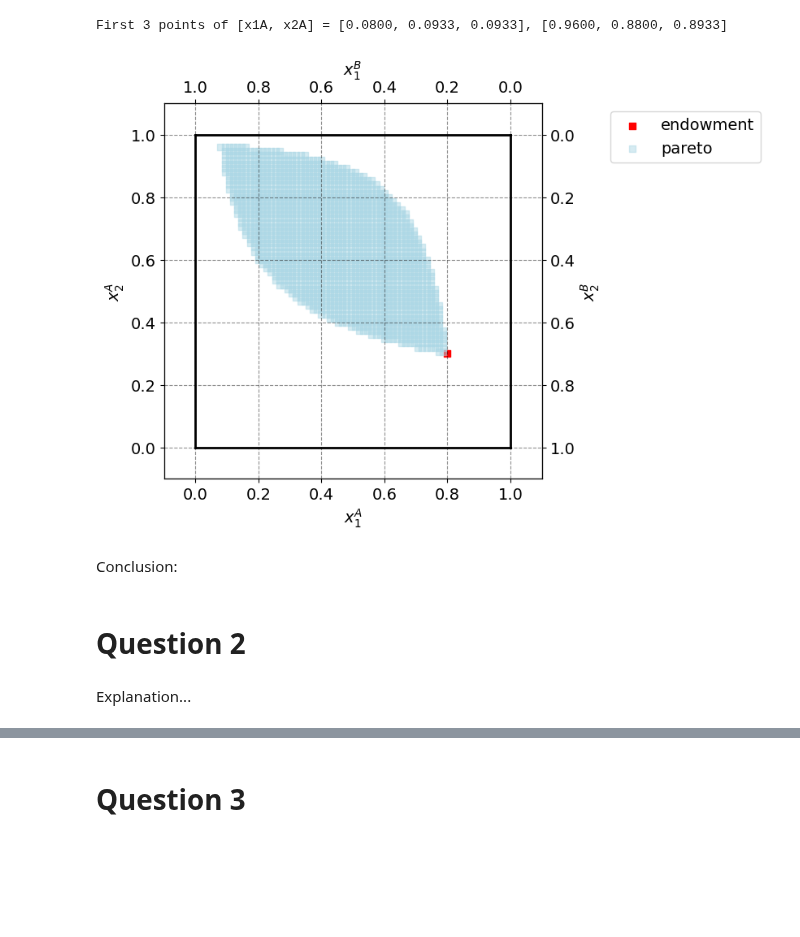
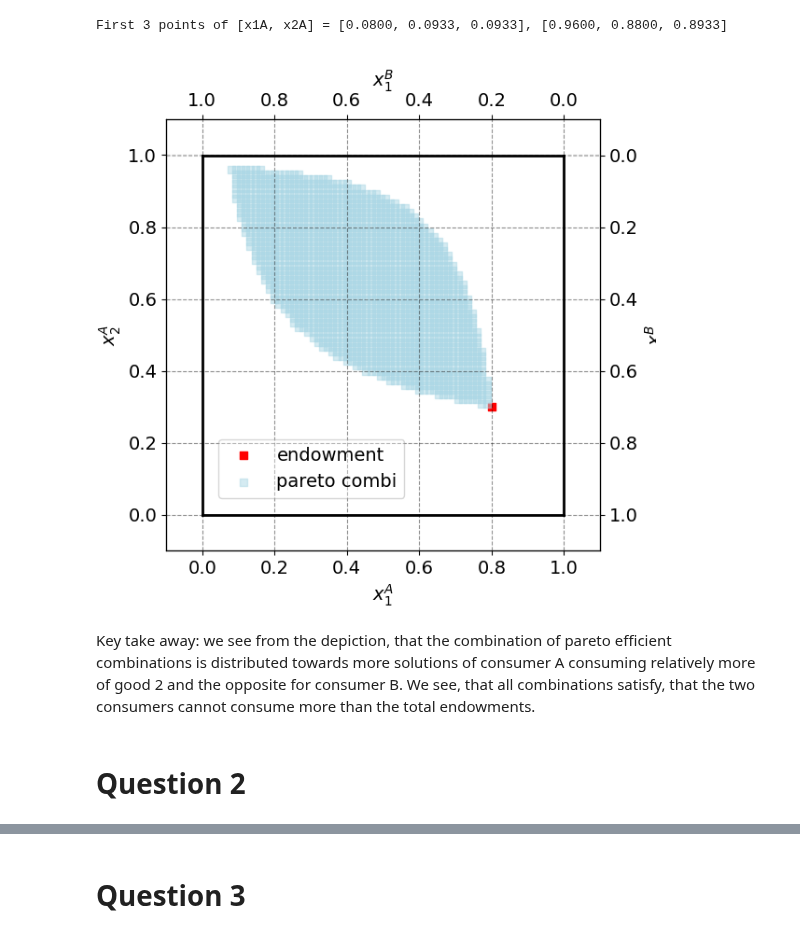
Before and after one commit to NumEconCopenhagen/projects-2024-emil-og-simon, a Jupyter notebook: inauguralproject/inauguralproject.ipynb, the cells around one changed output, grey strips where cells are left out. Drawn from its saved outputs; the diff is of its cells as text; code cells hidden in the pictures; blank space fills up the shorter version.

```diff
--- a/inauguralproject/inauguralproject.ipynb
+++ b/inauguralproject/inauguralproject.ipynb
@@ -111,45 +126,43 @@ model = ExchangeEconomyClass()
 
 par = model.par
 
-# a. total endowment
+# Total endowment to be considered
 w1bar = 1.0
 w2bar = 1.0
 
-# b. figure set up
+# Figure set up
 fig = plt.figure(frameon=False,figsize=(6,6), dpi=100)
 ax_A = fig.add_subplot(1, 1, 1)
 
 ax_A.set_xlabel("$x_1^A$")
 ax_A.set_ylabel("$x_2^A$")
 
 temp = ax_A.twinx()
 temp.set_ylabel("$x_2^B$")
 ax_B = temp.twiny()
 ax_B.set_xlabel("$x_1^B$")
 ax_B.invert_xaxis()
 ax_B.invert_yaxis()
 
-# A
+# We ad the endowment (w1A = 0.8 and w2A = 0.3) as a red square and add the area of possible pareto efficient combinations
 ax_A.scatter(par.w1A,par.w2A,marker='s',color='red',label='endowment')
-ax_A.scatter(possible_x1A,possible_x2A,marker='s',color='lightblue', alpha=0.5, label='pareto')
+ax_A.scatter(possible_x1A,possible_x2A,marker='s',color='lightblue', alpha=0.5, label='pareto combi')
 
 # limits
 ax_A.plot([0,w1bar],[0,0],lw=2,color='black')
 ax_A.plot([0,w1bar],[w2bar,w2bar],lw=2,color='black')
 ax_A.plot([0,0],[0,w2bar],lw=2,color='black')
 ax_A.plot([w1bar,w1bar],[0,w2bar],lw=2,color='black')
 
 ax_A.set_xlim([-0.1, w1bar + 0.1])
 ax_A.set_ylim([-0.1, w2bar + 0.1])
 ax_B.set_xlim([w1bar + 0.1, -0.1])
 ax_B.set_ylim([w2bar + 0.1, -0.1])
 
-ax_A.legend(frameon=True,loc='upper right',bbox_to_anchor=(1.6,1.0));
+ax_A.legend(frameon=True,loc='lower left',bbox_to_anchor=(0.1,0.1));
 # %% [output]
-[figure, old version]
+[figure, new version]
-# %% [markdown]
-Conclusion:
+# %% [markdown]
+Key take away: we see from the depiction, that the combination of pareto efficient combinations is distributed towards more solutions of consumer A consuming relatively more of good 2 and the opposite for consumer B. We see, that all combinations satisfy, that the two consumers cannot consume more than the total endowments.
 # %% [markdown]
 # Question 2
-# %% [markdown]
-Explanation...
```
Also changed, not shown: parts of 19 cells of this notebook.
